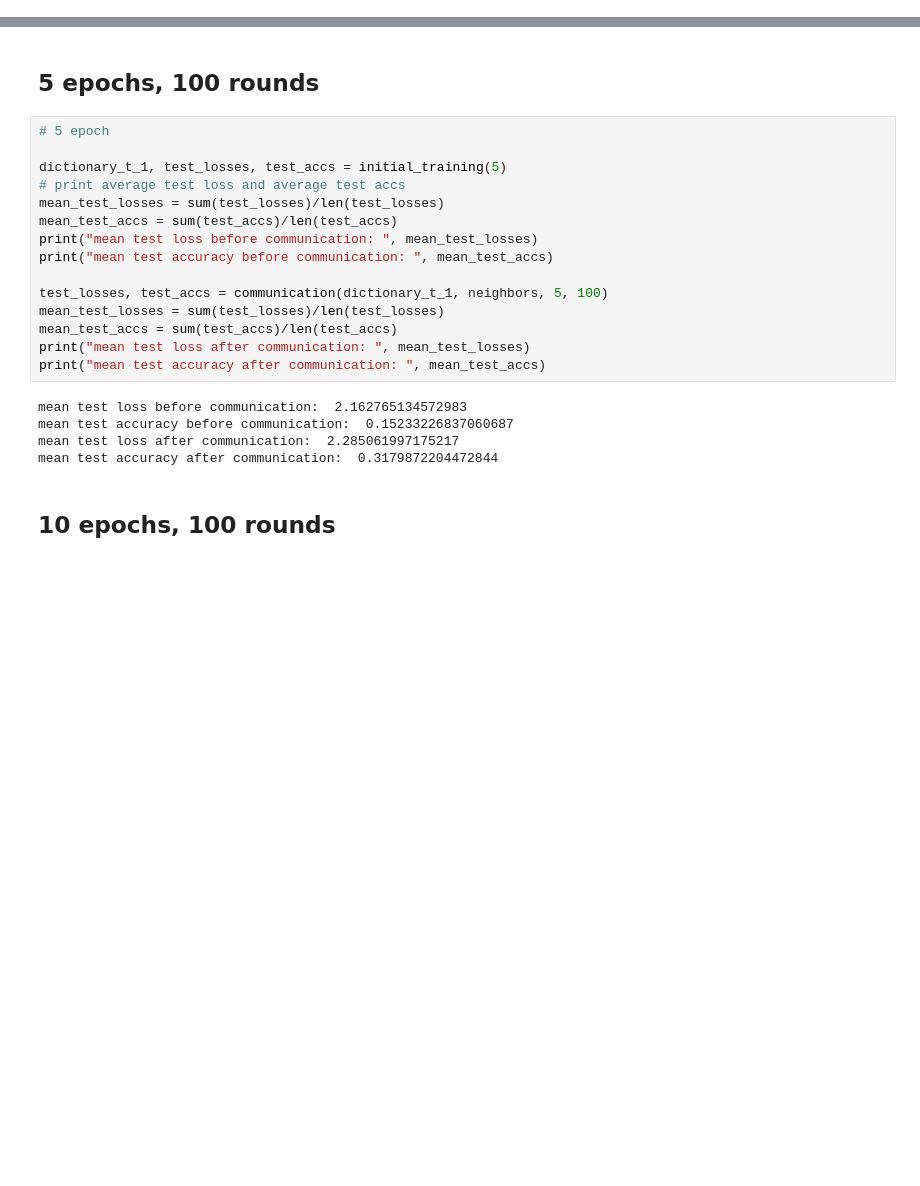
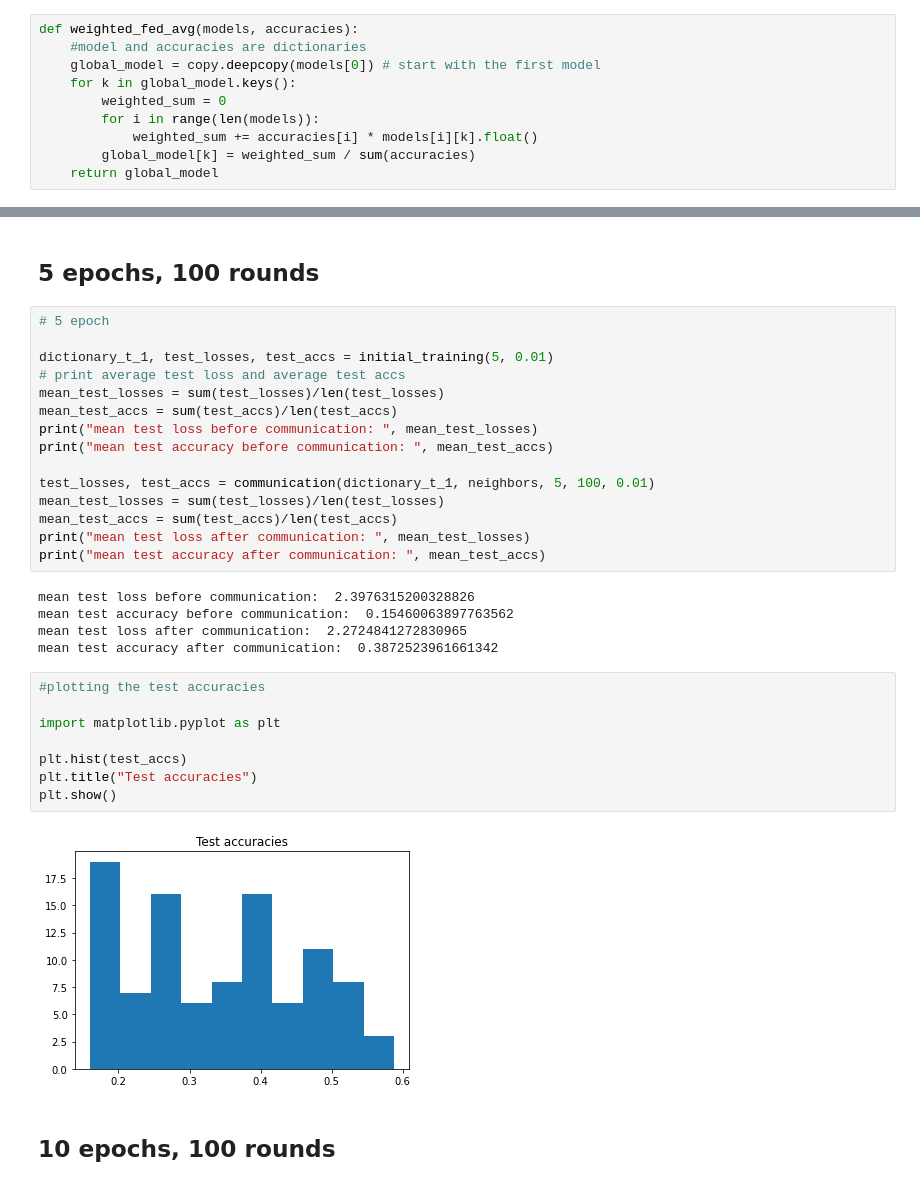
Before and after one commit to malvikavaidya/federated_gnns_project, a Jupyter notebook: build_subgraphs_gnn.ipynb, the cells around one changed output, grey strips where cells are left out. Saved outputs shown, nothing was run; the diff lists cells and outputs as text; blank space fills up the shorter version.

```diff
--- a/build_subgraphs_gnn.ipynb
+++ b/build_subgraphs_gnn.ipynb
@@ -267,6 +285,16 @@ def fed_avg(models):
     for k in global_model.keys():
         global_model[k] = torch.stack([model[k].float() for model in models], 0).mean(0)
     return global_model
+# %%
+def weighted_fed_avg(models, accuracies):
+    #model and accuracies are dictionaries
+    global_model = copy.deepcopy(models[0]) # start with the first model
+    for k in global_model.keys():
+        weighted_sum = 0
+        for i in range(len(models)):
+            weighted_sum += accuracies[i] * models[i][k].float()
+        global_model[k] = weighted_sum / sum(accuracies)
+    return global_model
 # %%
 
 
@@ -458,23 +561,33 @@ mean test accuracy after communication:  0.19610223642172536
 # %%
 # 5 epoch
 
-dictionary_t_1, test_losses, test_accs = initial_training(5)
+dictionary_t_1, test_losses, test_accs = initial_training(5, 0.01)
 # print average test loss and average test accs
 mean_test_losses = sum(test_losses)/len(test_losses)
 mean_test_accs = sum(test_accs)/len(test_accs)
 print("mean test loss before communication: ", mean_test_losses)
 print("mean test accuracy before communication: ", mean_test_accs)
 
-test_losses, test_accs = communication(dictionary_t_1, neighbors, 5, 100)
+test_losses, test_accs = communication(dictionary_t_1, neighbors, 5, 100, 0.01)
 mean_test_losses = sum(test_losses)/len(test_losses)
 mean_test_accs = sum(test_accs)/len(test_accs)
 print("mean test loss after communication: ", mean_test_losses)
 print("mean test accuracy after communication: ", mean_test_accs)
 # %% [output]
-mean test loss before communication:  2.162765134572983
-mean test accuracy before communication:  0.15233226837060687
-mean test loss after communication:  2.285061997175217
-mean test accuracy after communication:  0.3179872204472844
+mean test loss before communication:  2.3976315200328826
+mean test accuracy before communication:  0.15460063897763562
+mean test loss after communication:  2.2724841272830965
+mean test accuracy after communication:  0.3872523961661342
+# %%
+#plotting the test accuracies
+
+import matplotlib.pyplot as plt
+
+plt.hist(test_accs)
+plt.title("Test accuracies")
+plt.show()
+# %% [output]
+[figure, added]
 # %% [markdown]
 ## 10 epochs, 100 rounds
 # %%
```
Also changed, not shown: parts of 12 cells of this notebook.
